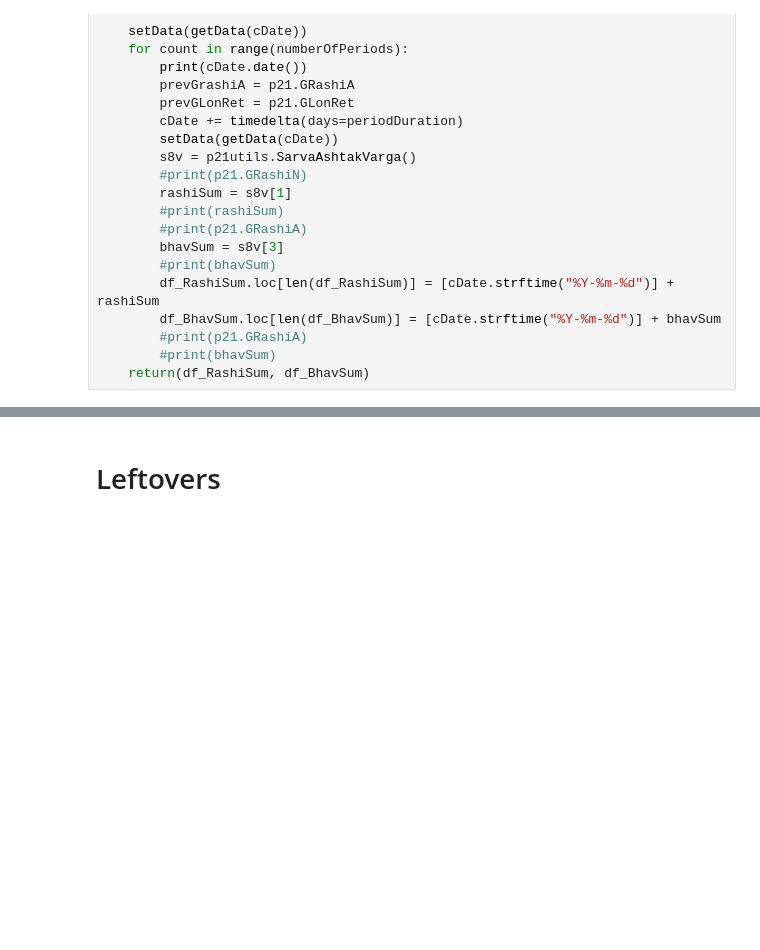
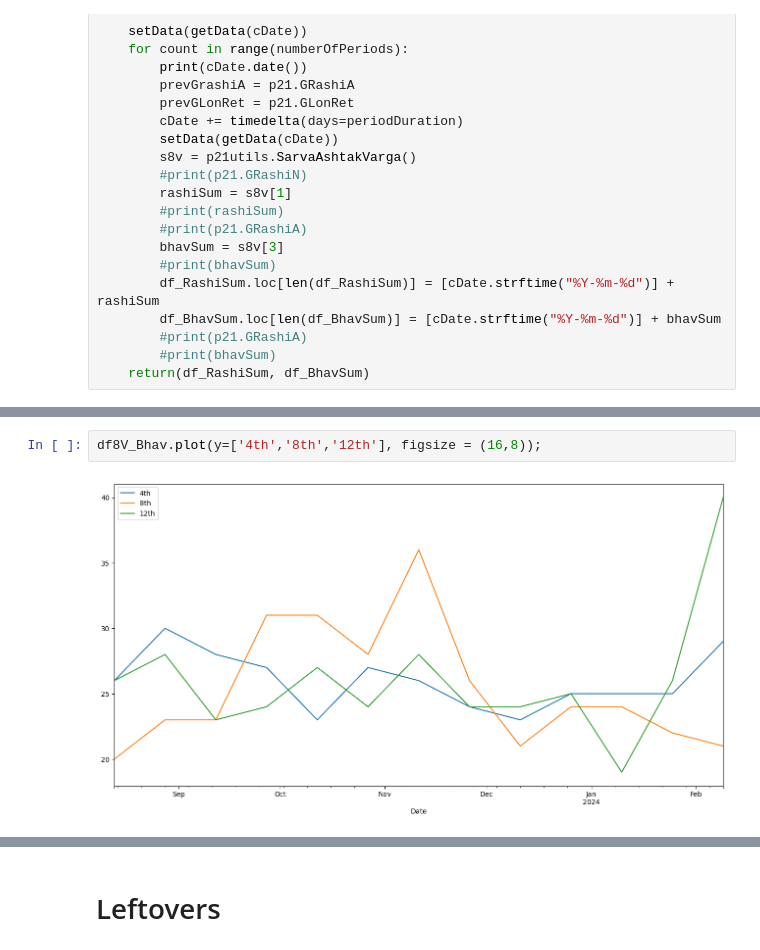
Before and after one commit to prithwis/parashar21, a Jupyter notebook: P21_45_11_AshtakVarga_Gochar_Series.ipynb, the cells around one changed output, grey strips where cells are left out. Saved outputs shown, nothing was run; the diff lists cells and outputs as text; blank space fills up the shorter version.

```diff
--- a/P21_45_11_AshtakVarga_Gochar_Series.ipynb
+++ b/P21_45_11_AshtakVarga_Gochar_Series.ipynb
@@ -570,3 +622,7 @@ df8V_Bhav
+# %%
+df8V_Bhav.plot(y=['4th','8th','12th'], figsize = (16,8));
+# %% [output]
+[figure, added]
 # %%
 print("\033[1m"+'जय पराशर'+"\033[0m")
 print(datetime.now(pytz.timezone('Asia/Calcutta')))
```
Also changed, not shown: parts of 19 cells of this notebook.
